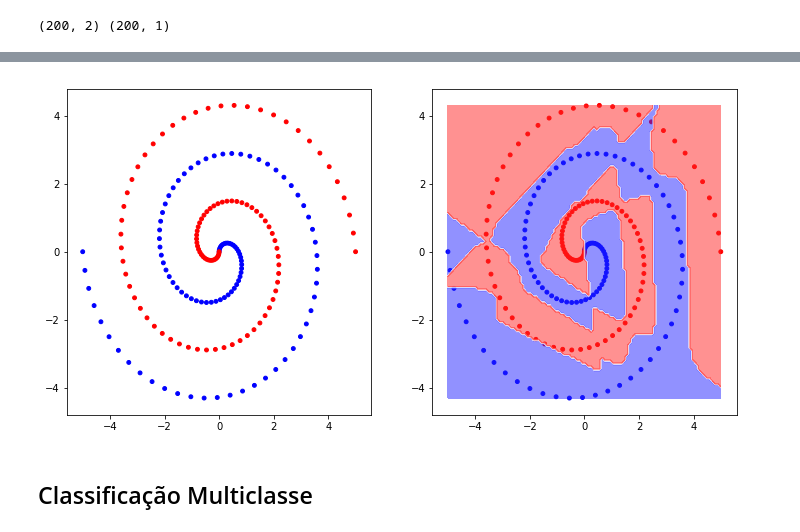
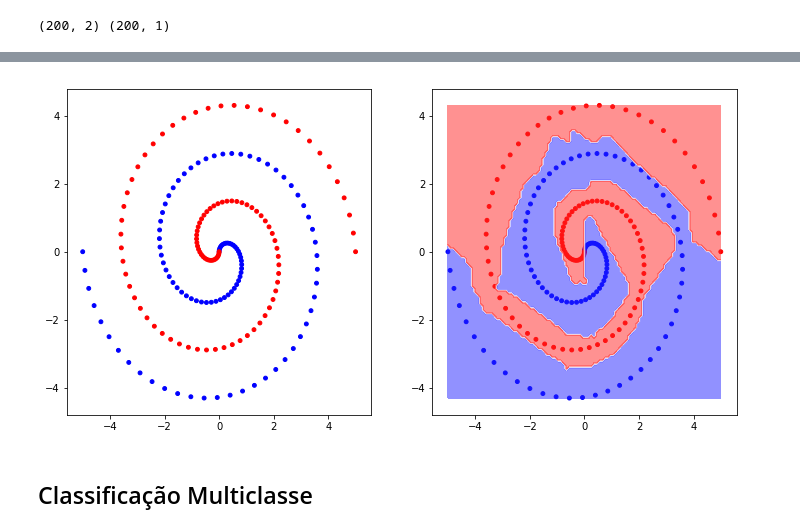
Before and after one commit to arnaldog12/Manual-Pratico-Deep-Learning, a Jupyter notebook: Rede Neural.ipynb, the cells around one changed output, grey strips where cells are left out. Drawn from its saved outputs; the diff is of its cells as text; code cells hidden in the pictures.

Commit message:
adiciona elu as funções da ativação
- pequenas correções nas implementações das Linear Units
- pequena correção no cálculo da perda em Rede Neural.ipynb
- atualiza imagem do perceptron para \hat y

```diff
--- a/Rede Neural.ipynb
+++ b/Rede Neural.ipynb
@@ -208,8 +216,8 @@ class NeuralNetwork():
                 self.__backprop(y_batch, y_pred)
 
             if epoch % verbose == 0:
-                data_loss_train = self.cost_func(y_train, self.predict(x_train))/x_train.shape[0]
-                data_loss_val = self.cost_func(y_val, self.predict(x_val))/x_val.shape[0]
+                data_loss_train = self.cost_func(y_train, self.predict(x_train))
+                data_loss_val = self.cost_func(y_val, self.predict(x_val))
                 reg_loss = np.sum([layer.reg_strength*layer.reg_func(layer.weights) for layer in self.layers])
                 print("epoch: {0:=4}/{1} loss_train: {2:.8f} + {3:.8f} = {4:.8f} loss_val = {5:.8f}".format(epoch, epochs, data_loss_train, reg_loss, data_loss_train + reg_loss, data_loss_val))
 
@@ -818,8 +826,8 @@ print(x.shape, y.shape)
 D_in, D_out = x.shape[1], y.shape[1]
 
 nn = NeuralNetwork(cost_func=sigmoid_cross_entropy, learning_rate=1e-2, momentum=0.9)
-nn.layers.append(Layer(input_dim=D_in, output_dim=8, activation=tanh))
-nn.layers.append(Layer(input_dim=8, output_dim=20, activation=tanh, dropout_prob=0.25))
+nn.layers.append(Layer(input_dim=D_in, output_dim=10, activation=tanh))
+nn.layers.append(Layer(input_dim=10, output_dim=20, activation=tanh, dropout_prob=0.25))
 nn.layers.append(Layer(input_dim=20, output_dim=D_out, activation=sigmoid))
 
 nn.fit(x, y, epochs=5000, verbose=500)
@@ -844,4 +852,4 @@ Acurácia: 99.00%
-[figure, old version]
+[figure, new version]
 # %% [markdown]
 ## Classificação Multiclasse
 # %% [markdown]
```
Also changed, not shown: parts of 21 cells of this notebook, 2 other files.
